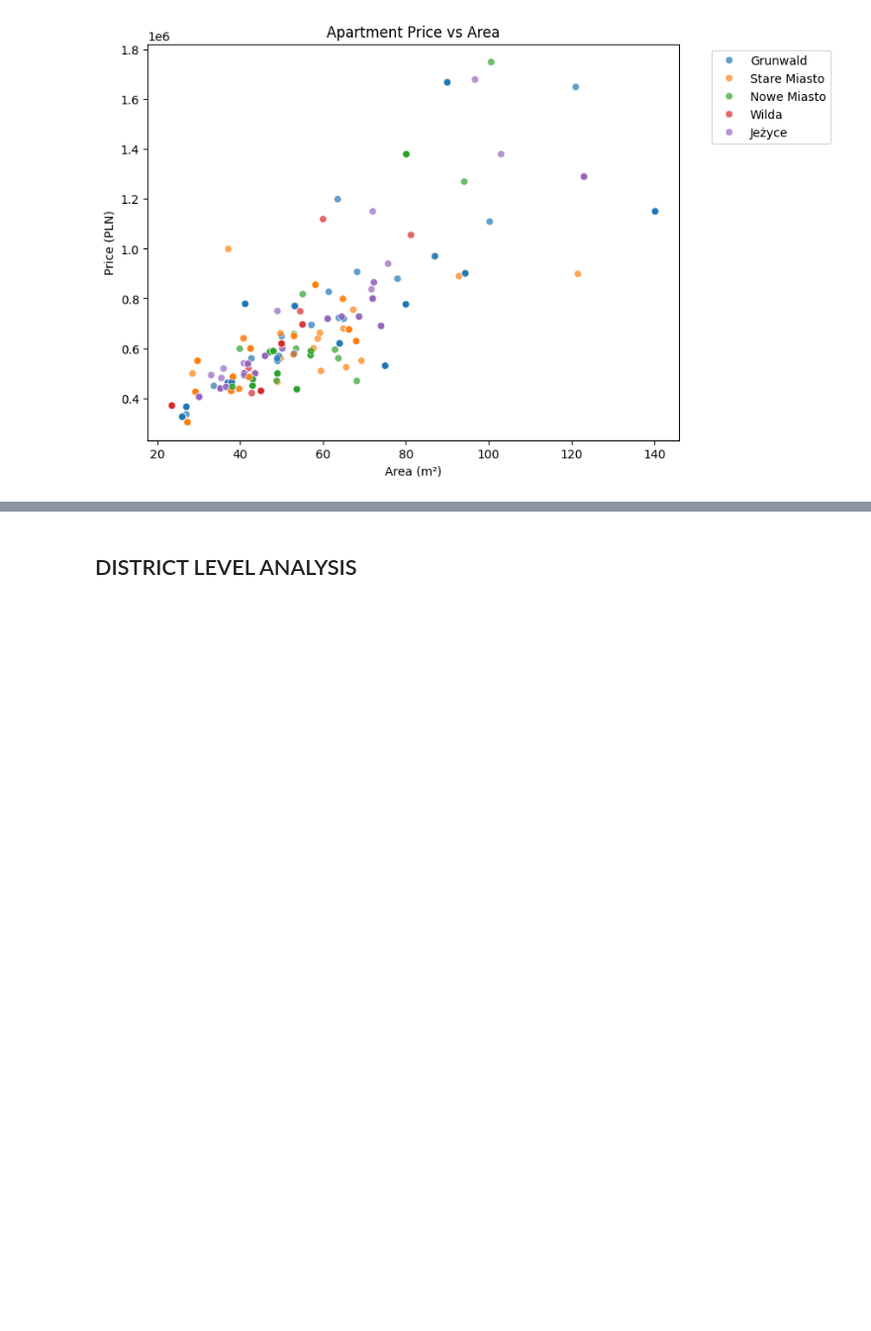
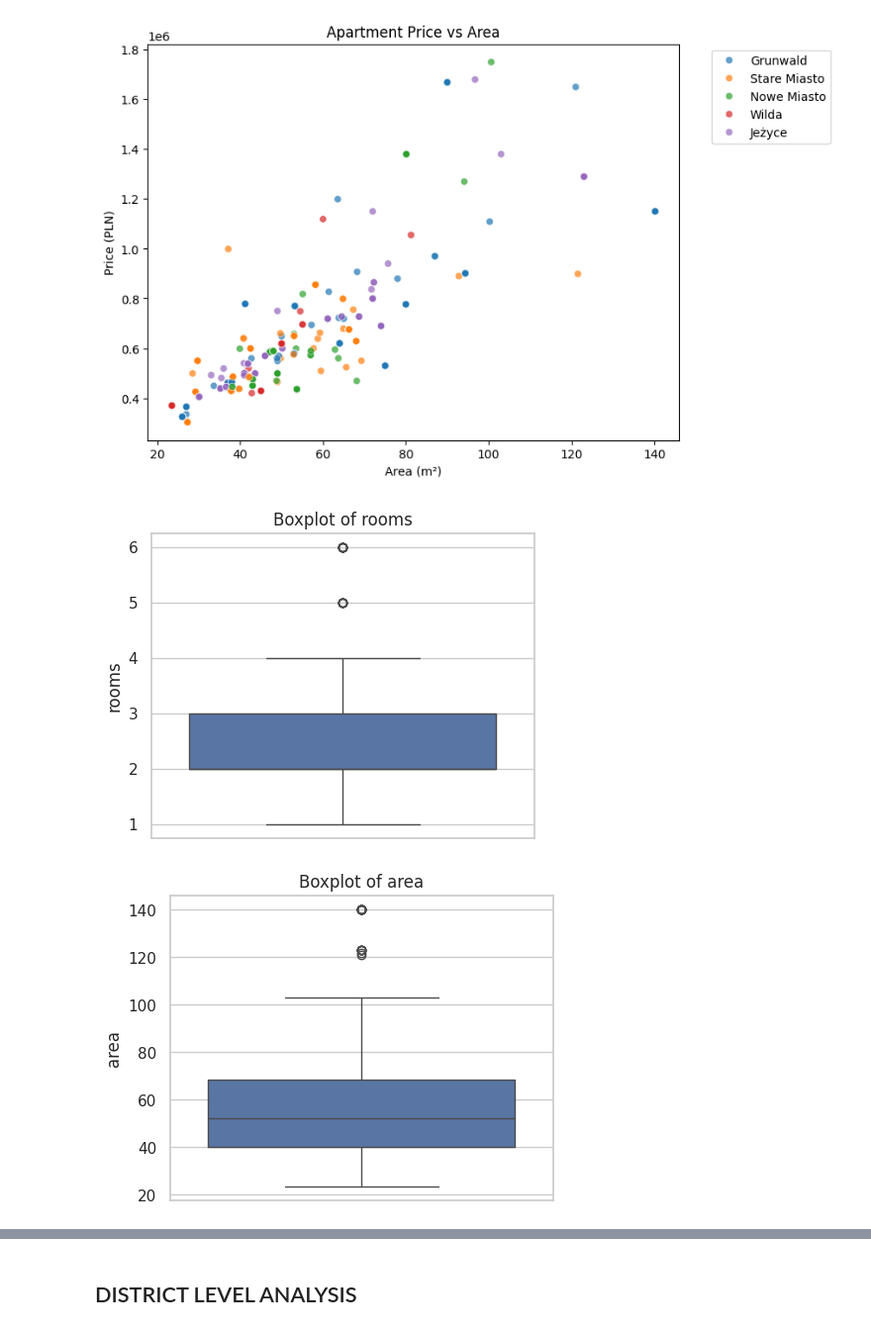
Before and after one commit to natcge/otodom_project, a Jupyter notebook: analyze.ipynb, the cells around one changed output, grey strips where cells are left out. Shown: that part at 99% size. Saved outputs shown, nothing was run; the diff lists cells and outputs as text; code cells hidden in the pictures; blank space fills up the shorter version.

```diff
--- a/analyze.ipynb
+++ b/analyze.ipynb
@@ -120,3 +120,15 @@ plt.show()
 # %% [output]
 [figure]
 [figure]
+# %%
+sns.set(style="whitegrid")
+numeric_cols = ['rooms', 'area']
+
+for col in numeric_cols:
+    plt.figure(figsize=(5,4))
+    sns.boxplot(y=df_clean[col])
+    plt.title(f'Boxplot of {col}')
+    plt.show()
+# %% [output]
+[figure, added]
+[figure, added]
```
Also changed, not shown: parts of 10 cells of this notebook, 2 other files.
